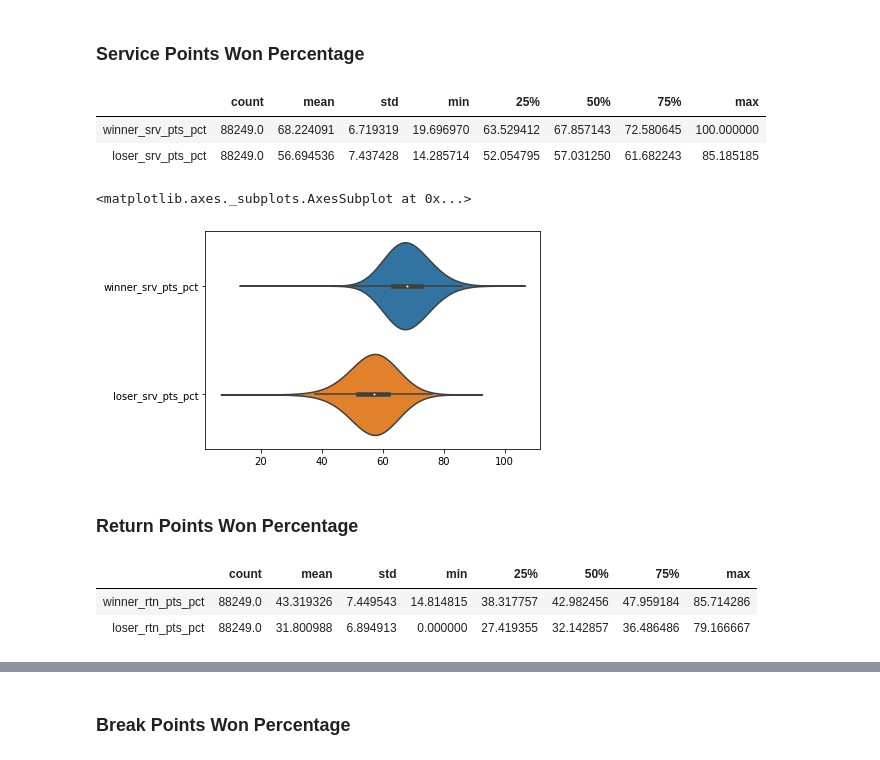
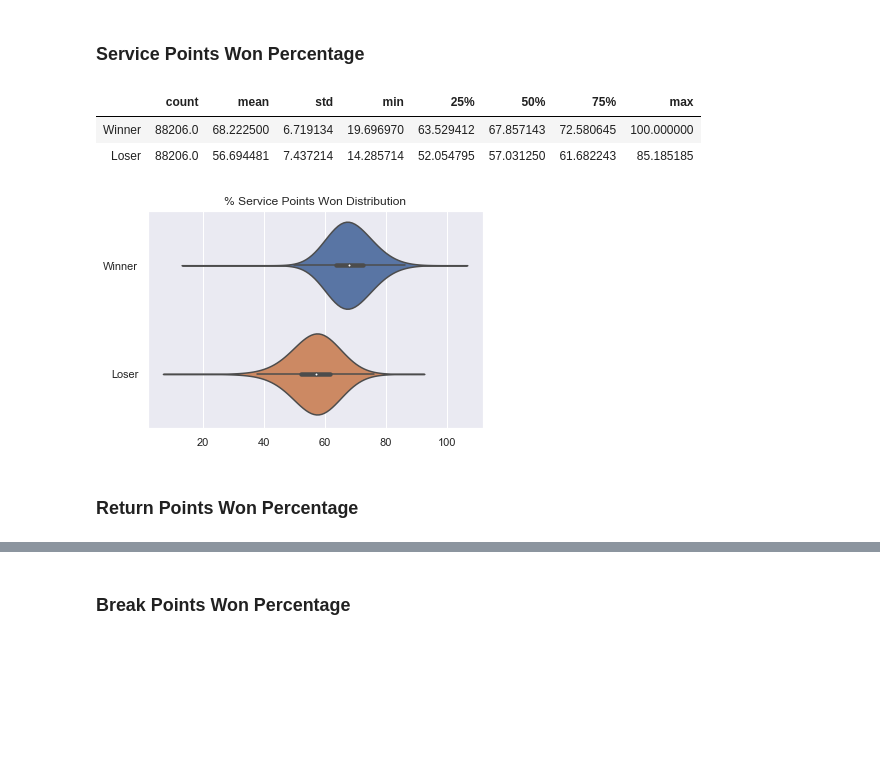
Before and after one commit to datascitriguy/springboard, a Jupyter notebook: Step 2 - EDA (ATP Database).ipynb, the cells around one changed output, grey strips where cells are left out. Cells and saved outputs as stored; diff of their text form; code cells hidden in the pictures; blank space fills up the shorter version.

```diff
--- a/Step 2 - EDA (ATP Database).ipynb
+++ b/Step 2 - EDA (ATP Database).ipynb
@@ -95,0 +108,4 @@ On average, the match had a total of 24.63 games played.
+# %%
+sns.set(color_codes=True)
+sns.distplot(statsdf['match_duration'],bins=20, kde=True, axlabel='Match Duration (minutes)').set_title('Match Duration Distribution');
+plt.savefig("matchduration.png")
@@ -95,0 +114,4 @@ On average, the match had a total of 24.63 games played.
+# %%
+sns.set(color_codes=True)
+sns.distplot(statsdf['winner_total_points_total'],bins=20, axlabel='Total Points Played').set_title('Total Points Played Distribution');
+plt.savefig("totalpointsplayed.png")
@@ -253,59 +364,21 @@ sns.violinplot(data = doublefault_stats_df, bw=0.5, orient="h")
 # %% [markdown]
 ### Service Points Won Percentage
-# %%
-# Pre-format DataFrame
-servicepoints_stats_df = statsdf.drop(['match_id', 'match_duration', 'winner_break_points_return_total', 'loser_break_points_return_total', 'winner_player_id', 'rank_dif',
-                             'ace_dif','winner_ace_pct','loser_ace_pct','df_dif','winner_df_pct','loser_df_pct','srv_pts_dif','winner_sets_won',
-                             'winner_games_won', 'winner_tiebreaks_won', 'winner_rank_number', 'winner_ranking_points', 'loser_player_id', 'loser_games_won',
-                             'loser_tiebreaks_won', 'BeginWeek_y', 'winner_rtn_pts_pct','loser_rtn_pts_pct','rtn_pts_dif','winner_brk_pts_pct','loser_brk_pts_pct',
-                             'match_score_tiebreaks_y', 'loser_sets_won', 'loser_rank_number', 'loser_ranking_points',
-                             'brk_pts_dif', 'winner_points_won_pct', 'loser_points_won_pct', 'total_points_pct_dif', 'winner_aces','winner_double_faults',
-                             'winner_first_serves_in','winner_first_serves_total', 'winner_first_serve_points_won','winner_first_serve_points_total',
-                             'winner_second_serve_points_won','winner_second_serve_points_total','winner_break_points_saved','winner_break_points_serve_total',
-                             'winner_service_points_won','winner_service_points_total','winner_first_serve_return_won','winner_first_serve_return_total',
-                             'winner_second_serve_return_won','winner_second_serve_return_total','winner_break_points_converted','winner_break_points_converted',
-                             'winner_service_games_played','winner_return_games_played','winner_return_points_won','winner_return_points_total','winner_total_points_won',
-                             'winner_total_points_total', 'loser_aces','loser_double_faults','loser_first_serves_in','loser_first_serves_total',
-                             'loser_first_serve_points_won','loser_first_serve_points_total', 'loser_second_serve_points_won','loser_second_serve_points_total',
-                             'loser_break_points_saved','loser_break_points_serve_total','loser_service_points_won', 'loser_service_points_total',
-                             'loser_first_serve_return_won','loser_first_serve_return_total','loser_second_serve_return_won',
-                             'loser_second_serve_return_total','loser_break_points_converted','loser_break_points_converted','loser_service_games_played',
-                             'loser_return_games_played','loser_return_points_won','loser_return_points_total','loser_total_points_won','loser_total_points_total'], axis=1)
-servicepoints_stats_df.head()
-servicepoints_stats_df.describe().T
-# %% [output]
-|  | count | mean | std | min | 25% | 50% | 75% | max |
-| winner_srv_pts_pct | 88249.0 | 68.224091 | 6.719319 | 19.696970 | 63.529412 | 67.857143 | 72.580645 | 100.000000 |
-| loser_srv_pts_pct | 88249.0 | 56.694536 | 7.437428 | 14.285714 | 52.054795 | 57.031250 | 61.682243 | 85.185185 |
+# %%
+# Pre-format DataFrame
+servicepoints_stats_columns = ['winner_srv_pts_pct','loser_srv_pts_pct']
+servicepoints_stats_df = pd.DataFrame(statsdf[servicepoints_stats_columns])
+new_columns = ['Winner', 'Loser']
+servicepoints_stats_df.columns = new_columns
+servicepoints_stats_df.describe().T
+# %% [output]
+|  | count | mean | std | min | 25% | 50% | 75% | max |
+| Winner | 88206.0 | 68.222500 | 6.719134 | 19.696970 | 63.529412 | 67.857143 | 72.580645 | 100.000000 |
+| Loser | 88206.0 | 56.694481 | 7.437214 | 14.285714 | 52.054795 | 57.031250 | 61.682243 | 85.185185 |
 # %%
-sns.violinplot(data = servicepoints_stats_df, bw=0.5, orient="h")
+ax = sns.violinplot(data = servicepoints_stats_df, bw=0.5, orient="h")
+ax.set_title('% Service Points Won Distribution')
+plt.savefig("serviceptspctviolinplot.png")
 # %% [output]
-<matplotlib.axes._subplots.AxesSubplot at 0x...>
-[figure, old version]
+[figure, new version]
 # %% [markdown]
 ### Return Points Won Percentage
-# %%
-# Pre-format DataFrame
-returnpoints_df = statsdf.drop(['match_id', 'match_duration', 'winner_break_points_return_total', 'loser_break_points_return_total', 'winner_player_id', 'rank_dif',
-                             'ace_dif','winner_df_pct','loser_df_pct','df_dif','winner_srv_pts_pct','loser_srv_pts_pct','srv_pts_dif','winner_sets_won',
-                             'winner_games_won', 'winner_tiebreaks_won', 'winner_rank_number', 'winner_ranking_points', 'loser_player_id', 'loser_games_won',
-                             'loser_tiebreaks_won', 'BeginWeek_y', 'winner_ace_pct','loser_ace_pct','rtn_pts_dif','winner_brk_pts_pct','loser_brk_pts_pct',
-                             'match_score_tiebreaks_y', 'loser_sets_won', 'loser_rank_number', 'loser_ranking_points',
-                             'brk_pts_dif', 'winner_points_won_pct', 'loser_points_won_pct', 'total_points_pct_dif', 'winner_aces','winner_double_faults',
-                             'winner_first_serves_in','winner_first_serves_total', 'winner_first_serve_points_won','winner_first_serve_points_total',
-                             'winner_second_serve_points_won','winner_second_serve_points_total','winner_break_points_saved','winner_break_points_serve_total',
-                             'winner_service_points_won','winner_service_points_total','winner_first_serve_return_won','winner_first_serve_return_total',
-                             'winner_second_serve_return_won','winner_second_serve_return_total','winner_break_points_converted','winner_break_points_converted',
-                             'winner_service_games_played','winner_return_games_played','winner_return_points_won','winner_return_points_total','winner_total_points_won',
-                             'winner_total_points_total', 'loser_aces','loser_double_faults','loser_first_serves_in','loser_first_serves_total',
-                             'loser_first_serve_points_won','loser_first_serve_points_total', 'loser_second_serve_points_won','loser_second_serve_points_total',
-                             'loser_break_points_saved','loser_break_points_serve_total','loser_service_points_won', 'loser_service_points_total',
-                             'loser_first_serve_return_won','loser_first_serve_return_total','loser_second_serve_return_won',
-                             'loser_second_serve_return_total','loser_break_points_converted','loser_break_points_converted','loser_service_games_played',
-                             'loser_return_games_played','loser_return_points_won','loser_return_points_total','loser_total_points_won','loser_total_points_total'], axis=1)
-returnpoints_df.head()
-returnpoints_df.describe().T
-# %% [output]
-|  | count | mean | std | min | 25% | 50% | 75% | max |
-| winner_rtn_pts_pct | 88249.0 | 43.319326 | 7.449543 | 14.814815 | 38.317757 | 42.982456 | 47.959184 | 85.714286 |
-| loser_rtn_pts_pct | 88249.0 | 31.800988 | 6.894913 | 0.000000 | 27.419355 | 32.142857 | 36.486486 | 79.166667 |
```
Also changed, not shown: parts of 35 cells of this notebook, 2 other files.
